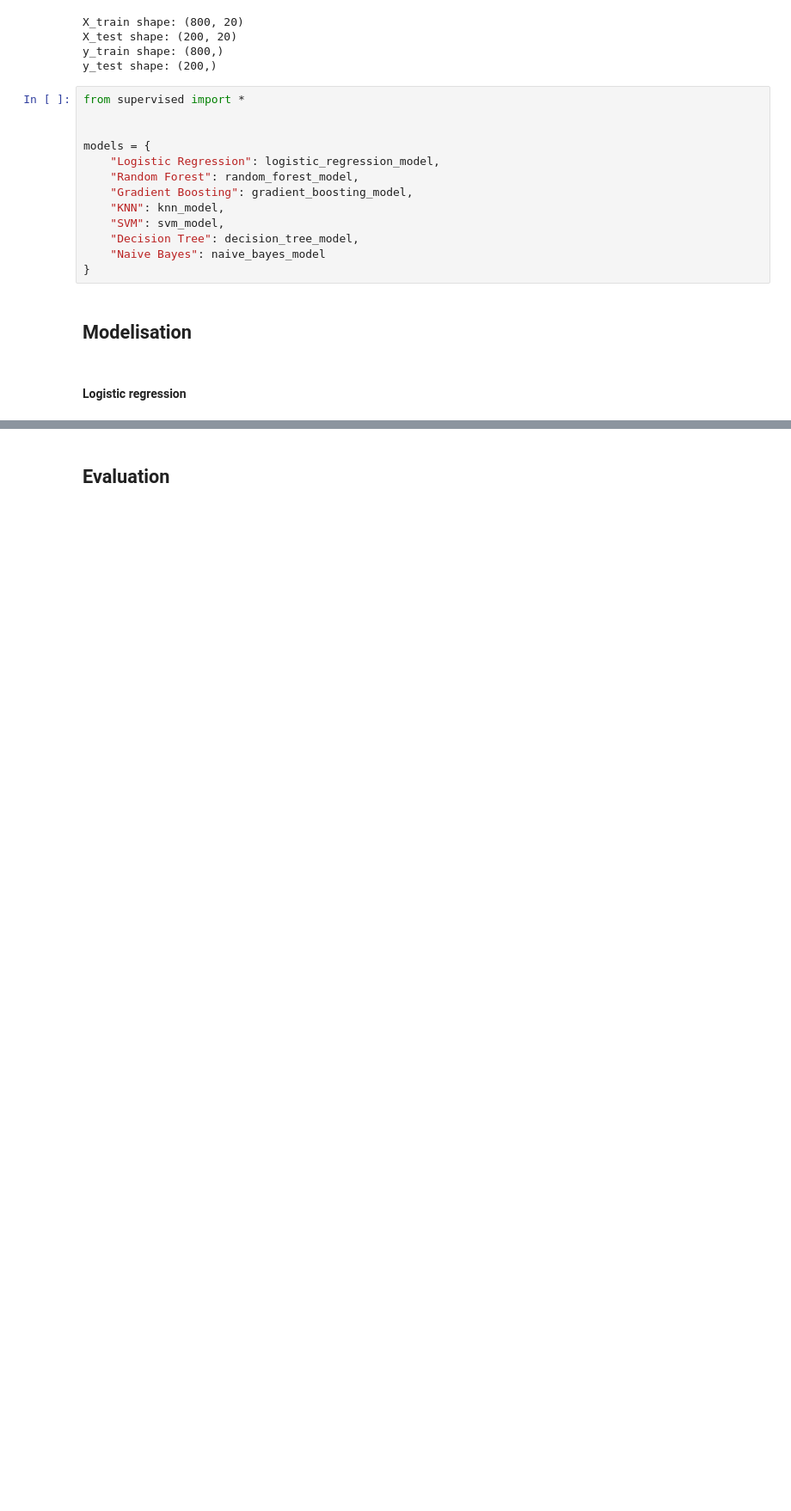
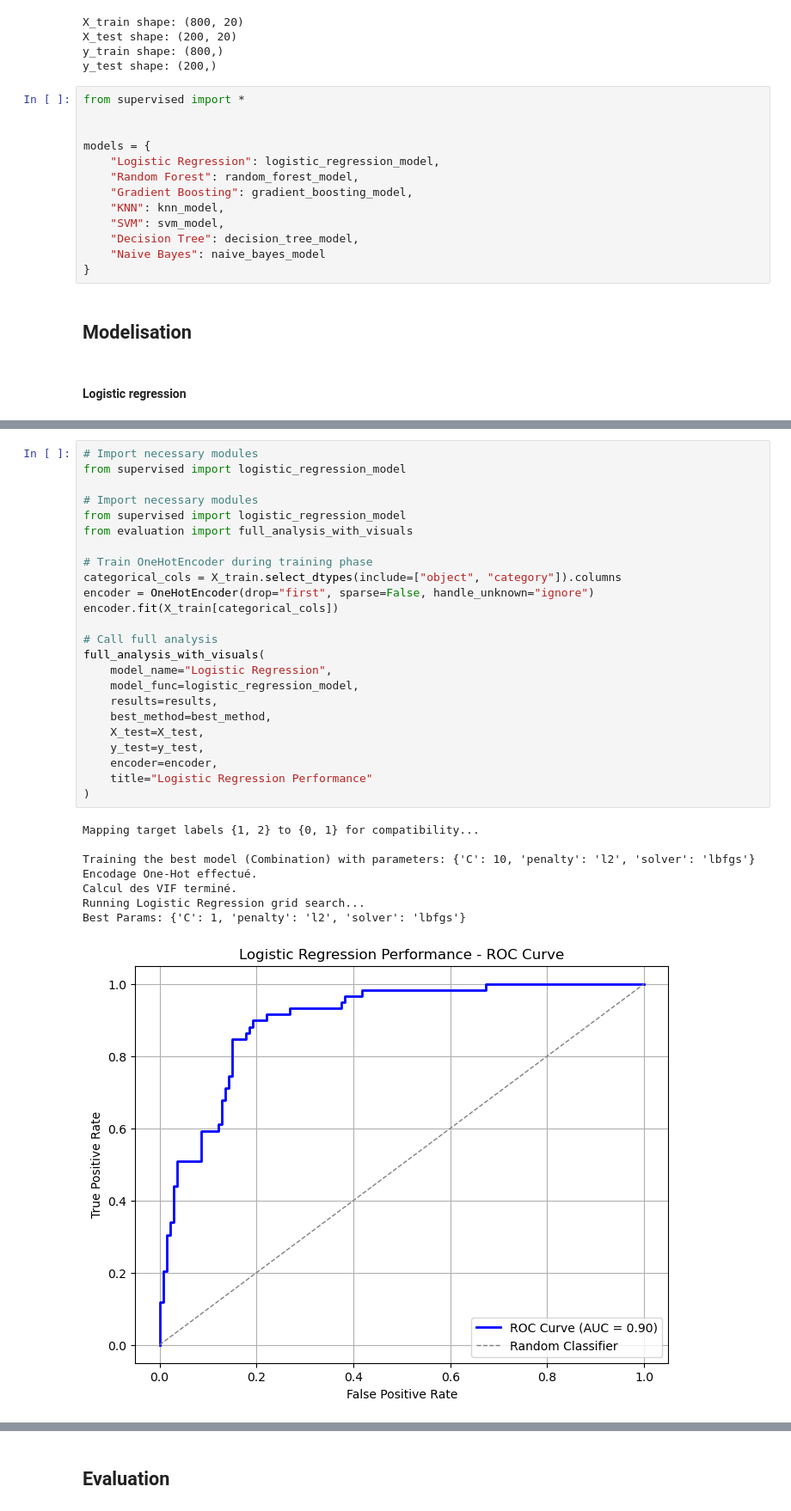
Before and after one commit to ferrorra/supervised, a Jupyter notebook: Projet_Apprentissage_supervisé-20241114/projet-part1.ipynb, the cells around one changed output, grey strips where cells are left out. Shown at 86% size. Drawn from its saved outputs; the diff is of its cells as text; blank space fills up the shorter version.

Commit message:
fixed logistic regression + added evaluation

```diff
--- a/Projet_Apprentissage_supervisé-20241114/projet-part1.ipynb
+++ b/Projet_Apprentissage_supervisé-20241114/projet-part1.ipynb
@@ -301,0 +295,33 @@ ValueError: X has 20 features, but LogisticRegression is expecting 54 features a
+# %%
+# Import necessary modules
+from supervised import logistic_regression_model
+
+# Import necessary modules
+from supervised import logistic_regression_model
+from evaluation import full_analysis_with_visuals
+
+# Train OneHotEncoder during training phase
+categorical_cols = X_train.select_dtypes(include=["object", "category"]).columns
+encoder = OneHotEncoder(drop="first", sparse=False, handle_unknown="ignore")
+encoder.fit(X_train[categorical_cols])
+
+# Call full analysis
+full_analysis_with_visuals(
+    model_name="Logistic Regression",
+    model_func=logistic_regression_model,
+    results=results,
+    best_method=best_method,
+    X_test=X_test,
+    y_test=y_test,
+    encoder=encoder,
+    title="Logistic Regression Performance"
+)
+# %% [output]
+Mapping target labels {1, 2} to {0, 1} for compatibility...
+
+Training the best model (Combination) with parameters: {'C': 10, 'penalty': 'l2', 'solver': 'lbfgs'}
+Encodage One-Hot effectué.
+Calcul des VIF terminé.
+Running Logistic Regression grid search...
+Best Params: {'C': 1, 'penalty': 'l2', 'solver': 'lbfgs'}
+[figure, added]
```
Also changed, not shown: parts of 4 cells of this notebook, 3 other files.
